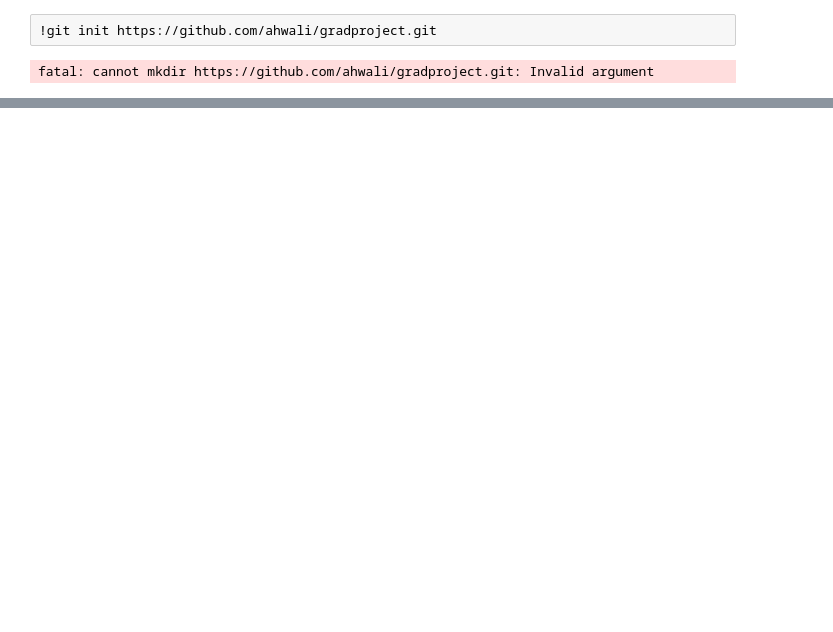
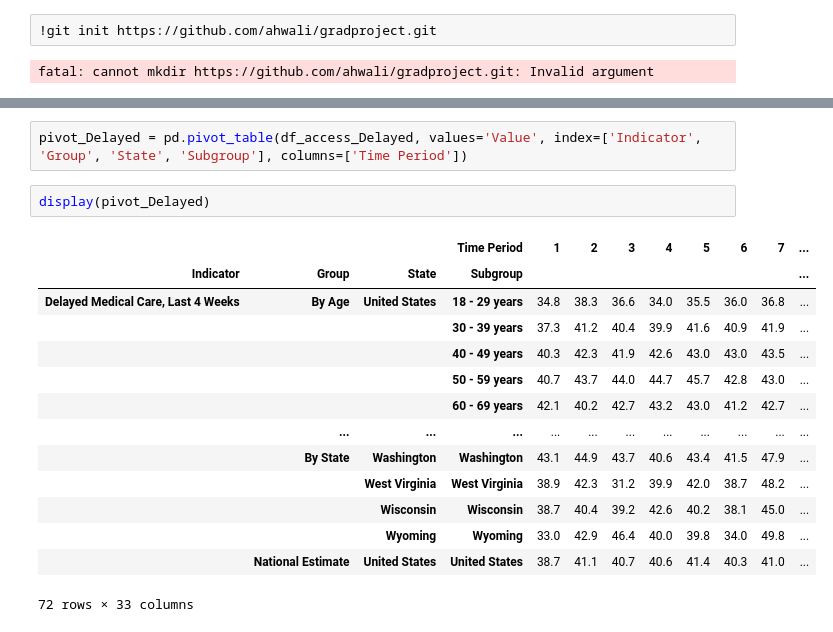
Before and after one commit to ahwali/gradproject, a Jupyter notebook: graduate project/COVID_dataset.ipynb, the cells around one changed output, grey strips where cells are left out. Saved outputs shown, nothing was run; the diff lists cells and outputs as text; blank space fills up the shorter version.

```diff
--- a/graduate project/COVID_dataset.ipynb
+++ b/graduate project/COVID_dataset.ipynb
@@ -40,0 +66,19 @@ C:\Users\ahwal\Desktop\Classes\DS200\graduate project
+# %%
+pivot_Delayed = pd.pivot_table(df_access_Delayed, values='Value', index=['Indicator', 'Group', 'State', 'Subgroup'], columns=['Time Period'])
+# %%
+display(pivot_Delayed)
+# %% [output]
+|  |  |  | Time Period | 1 | 2 | 3 | 4 | 5 | 6 | 7 | ... |
+| Indicator | Group | State | Subgroup |  |  |  |  |  |  |  | ... |
+| Delayed Medical Care, Last 4 Weeks | By Age | United States | 18 - 29 years | 34.8 | 38.3 | 36.6 | 34.0 | 35.5 | 36.0 | 36.8 | ... |
+|  |  |  | 30 - 39 years | 37.3 | 41.2 | 40.4 | 39.9 | 41.6 | 40.9 | 41.9 | ... |
+|  |  |  | 40 - 49 years | 40.3 | 42.3 | 41.9 | 42.6 | 43.0 | 43.0 | 43.5 | ... |
+|  |  |  | 50 - 59 years | 40.7 | 43.7 | 44.0 | 44.7 | 45.7 | 42.8 | 43.0 | ... |
+|  |  |  | 60 - 69 years | 42.1 | 40.2 | 42.7 | 43.2 | 43.0 | 41.2 | 42.7 | ... |
+|  | ... | ... | ... | ... | ... | ... | ... | ... | ... | ... | ... |
+|  | By State | Washington | Washington | 43.1 | 44.9 | 43.7 | 40.6 | 43.4 | 41.5 | 47.9 | ... |
+|  |  | West Virginia | West Virginia | 38.9 | 42.3 | 31.2 | 39.9 | 42.0 | 38.7 | 48.2 | ... |
+|  |  | Wisconsin | Wisconsin | 38.7 | 40.4 | 39.2 | 42.6 | 40.2 | 38.1 | 45.0 | ... |
+|  |  | Wyoming | Wyoming | 33.0 | 42.9 | 46.4 | 40.0 | 39.8 | 34.0 | 49.8 | ... |
+|  | National Estimate | United States | United States | 38.7 | 41.1 | 40.7 | 40.6 | 41.4 | 40.3 | 41.0 | ... |
+72 rows × 33 columns
```
Also changed, not shown: parts of 25 cells of this notebook.
